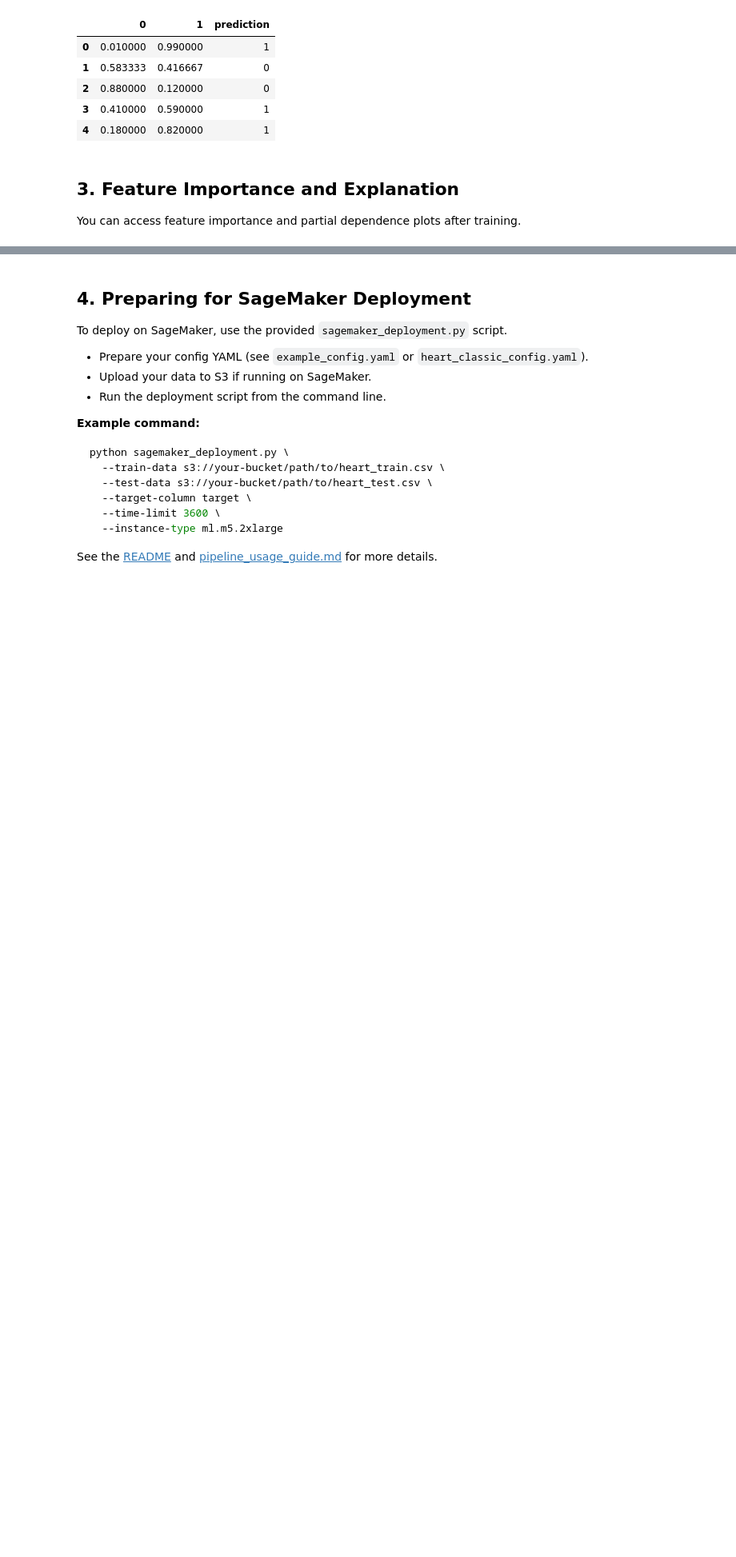
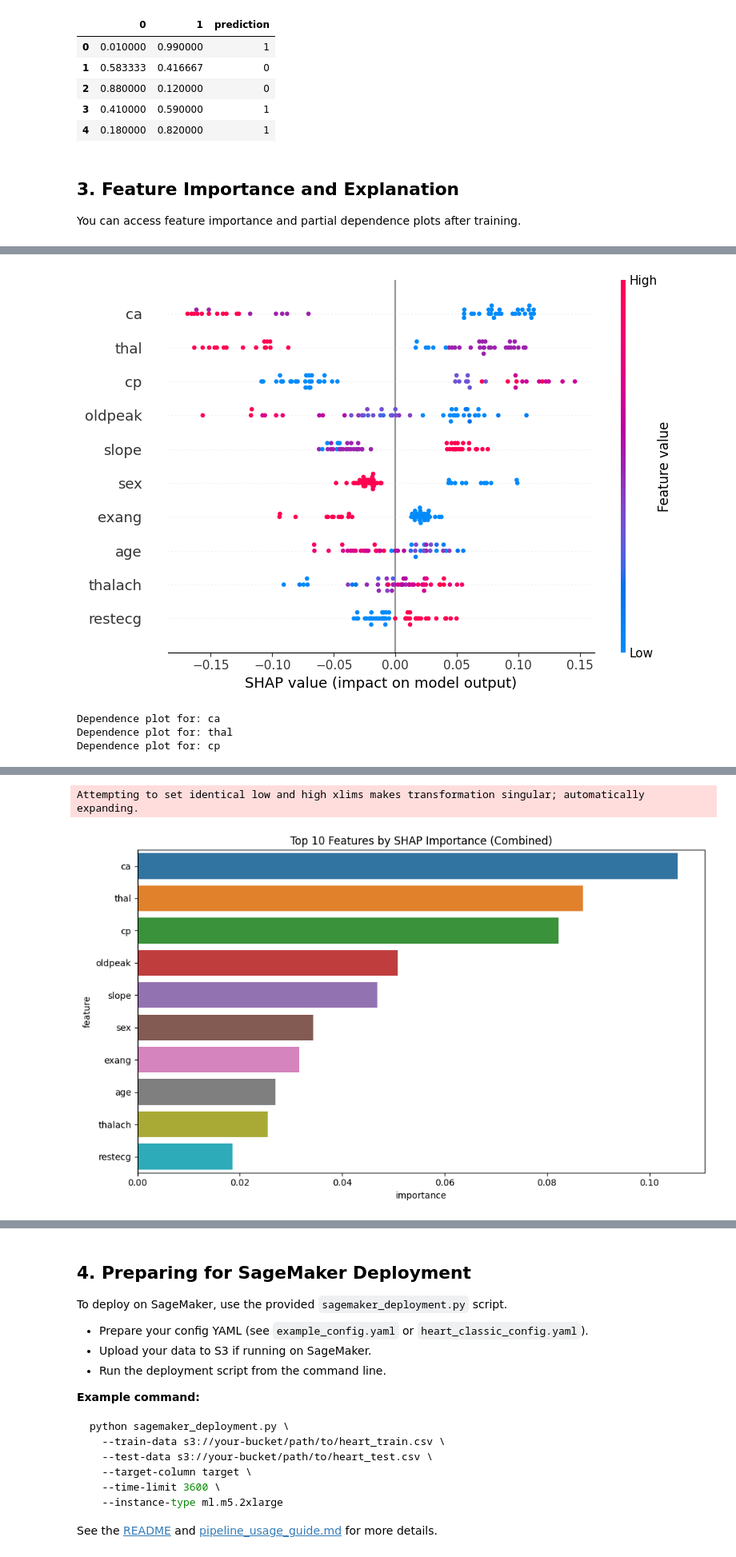
Before and after one commit to denizakdemir/classification, a Jupyter notebook: notebooks/Heart_Classification_Pipeline_Demo.ipynb, the cells around one changed output, grey strips where cells are left out. Shown at 80% size. Saved outputs shown, nothing was run; the diff lists cells and outputs as text; code cells hidden in the pictures; blank space fills up the shorter version.

```diff
--- a/notebooks/Heart_Classification_Pipeline_Demo.ipynb
+++ b/notebooks/Heart_Classification_Pipeline_Demo.ipynb
@@ -174,0 +164,54 @@ shap.plots.force(base_value, shap_values, features, matplotlib=True)
+# %%
+import shap
+import numpy as np
+
+# Prepare the feature matrix
+X = test.drop(columns=['target'])
+
+# --- SHAP Summary Plot (Global Feature Effects) ---
+# Calculate SHAP values for the test set
+shap_values = pipeline.feature_importance.calculate_shap_values(X)
+shap.summary_plot(shap_values.values, X, max_display=10)
+
+# --- SHAP Bar Plot (Top Features) ---
+# SHAP bar plot for top features (combined missing indicators)
+pipeline.feature_importance.plot_shap_importance(X, combine_missing=True, max_display=10)
+
+# SHAP bar plot for top features (separate missing indicators)
+pipeline.feature_importance.plot_shap_importance(X, combine_missing=False, max_display=10)
+
+# --- SHAP Dependence Plots (Feature Interactions) ---
+# Get top 3 features by SHAP importance
+top_features = pipeline.feature_importance.get_shap_importance().head(3)['feature']
+for feat in top_features:
+    print(f"Dependence plot for: {feat}")
+    pipeline.feature_importance.plot_shap_dependence(X, feature=feat)
+
+# --- SHAP Force Plot (Local Explanation) ---
+shap.initjs()
+X_sample = X.iloc[[0]]
+shap_values_sample = pipeline.feature_importance.calculate_shap_values(X_sample)
+# Try to get expected value(s) robustly
+expected = getattr(pipeline.feature_importance.shap_explainer, "expected_value", None)
+if expected is None:
+    expected = getattr(pipeline.feature_importance.shap_explainer, "expected_values", None)
+if isinstance(expected, (list, np.ndarray)) and len(expected) == 2:
+    expected = expected[1]  # or 0, depending on which class you want
+base_value = getattr(shap_values_sample, "base_values", None)
+if base_value is not None:
+    base_value = base_value[0]  # For a single sample
+else:
+    # fallback to expected, but only if not None
+    base_value = expected if expected is not None else 0
+
+shap.force_plot(
+    base_value,
+    shap_values_sample.values[0],
+    X_sample.iloc[0],
+    matplotlib=True
+)
+# %% [output]
+[figure, added]
+Dependence plot for: ca
+Dependence plot for: thal
+Dependence plot for: cp
@@ -174,0 +219,2 @@ shap.plots.force(base_value, shap_values, features, matplotlib=True)
+Attempting to set identical low and high xlims makes transformation singular; automatically expanding.
+[figure, added]
```
Also changed, not shown: parts of 6 cells of this notebook, 18 other files.
